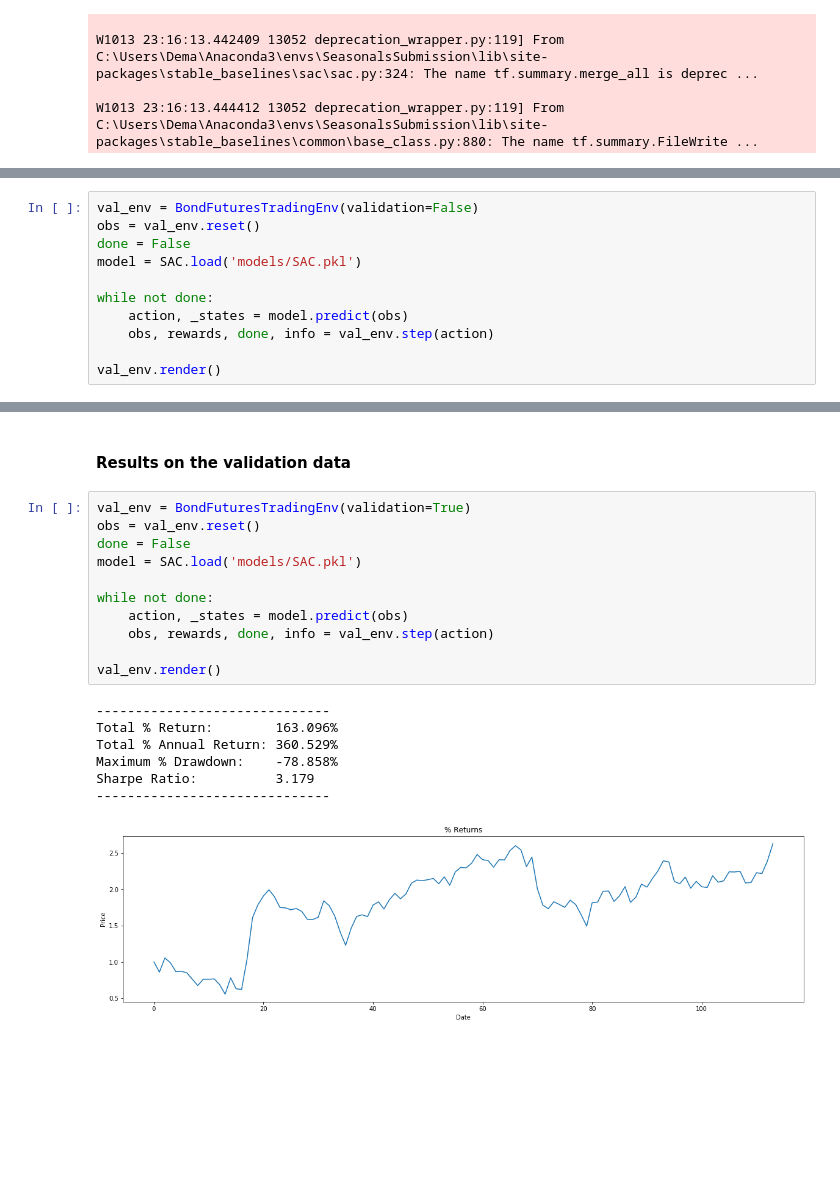
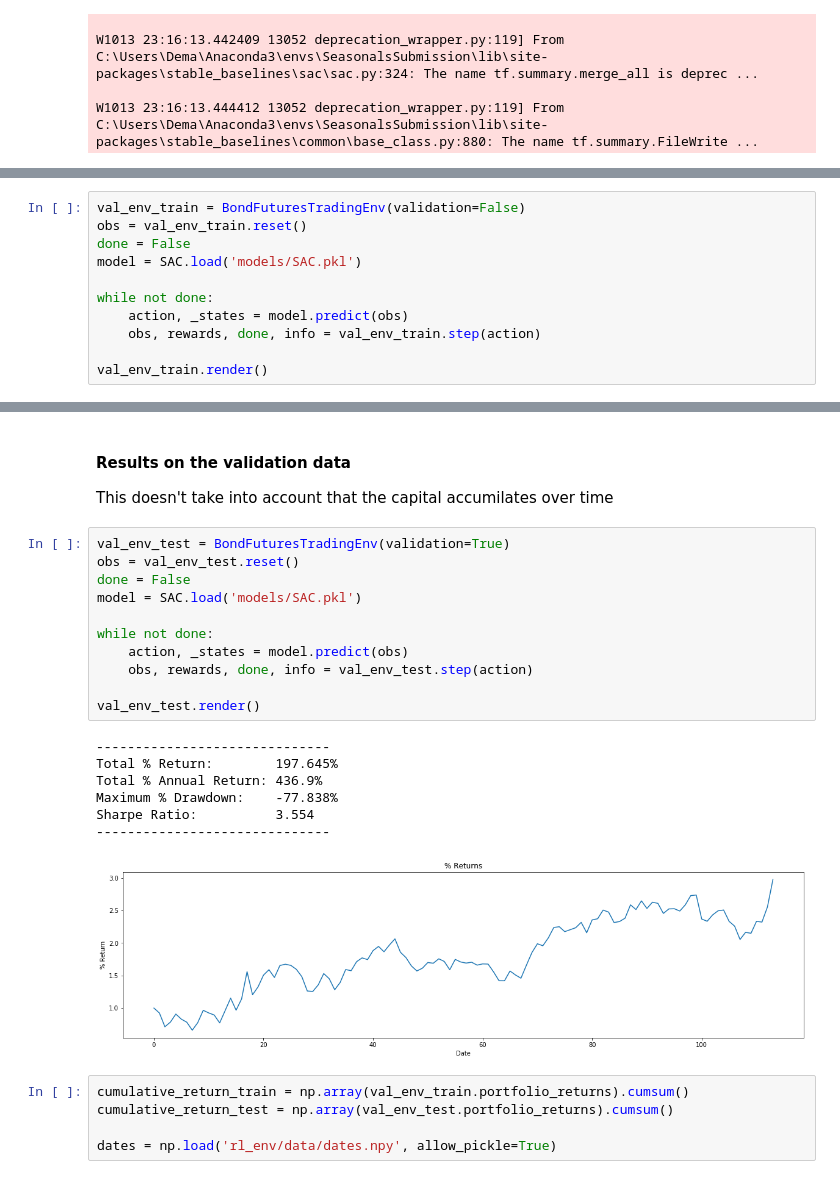
Before and after one commit to dema-u/UBSAlgothon, a Jupyter notebook: model.ipynb, the cells around one changed output, grey strips where cells are left out. Drawn from its saved outputs; the diff is of its cells as text; blank space fills up the shorter version.

```diff
--- a/model.ipynb
+++ b/model.ipynb
@@ -47,12 +49,12 @@ W1013 23:16:13.444412 13052 deprecation_wrapper.py:119] From C:\Users\Dema\Anaco
 # %%
-val_env = BondFuturesTradingEnv(validation=False)
-obs = val_env.reset()
+val_env_train = BondFuturesTradingEnv(validation=False)
+obs = val_env_train.reset()
 done = False
 model = SAC.load('models/SAC.pkl')
 
 while not done:
     action, _states = model.predict(obs)
-    obs, rewards, done, info = val_env.step(action)
+    obs, rewards, done, info = val_env_train.step(action)
 
-val_env.render()
+val_env_train.render()
 # %% [output]
@@ -66,21 +85,27 @@ Sharpe Ratio:          3.819
 # %% [markdown]
 #### Results on the validation data
+This doesn't take into account that the capital accumilates over time
 # %%
-val_env = BondFuturesTradingEnv(validation=True)
-obs = val_env.reset()
+val_env_test = BondFuturesTradingEnv(validation=True)
+obs = val_env_test.reset()
 done = False
 model = SAC.load('models/SAC.pkl')
 
 while not done:
     action, _states = model.predict(obs)
-    obs, rewards, done, info = val_env.step(action)
+    obs, rewards, done, info = val_env_test.step(action)
 
-val_env.render()
+val_env_test.render()
 # %% [output]
 ------------------------------
-Total % Return:        163.096%
-Total % Annual Return: 360.529%
-Maximum % Drawdown:    -78.858%
-Sharpe Ratio:          3.179
+Total % Return:        197.645%
+Total % Annual Return: 436.9%
+Maximum % Drawdown:    -77.838%
+Sharpe Ratio:          3.554
 ------------------------------
-[figure, old version]
+[figure, new version]
+# %%
+cumulative_return_train = np.array(val_env_train.portfolio_returns).cumsum()
+cumulative_return_test = np.array(val_env_test.portfolio_returns).cumsum()
+
+dates = np.load('rl_env/data/dates.npy', allow_pickle=True)
```
Also changed, not shown: parts of 7 cells of this notebook, 13 other files.
